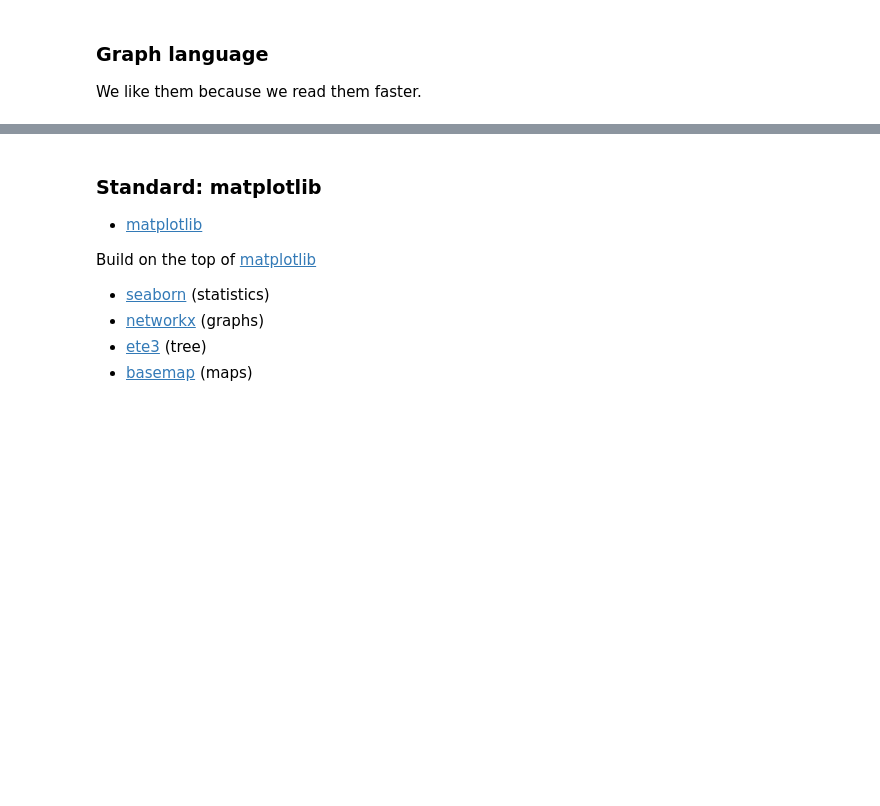
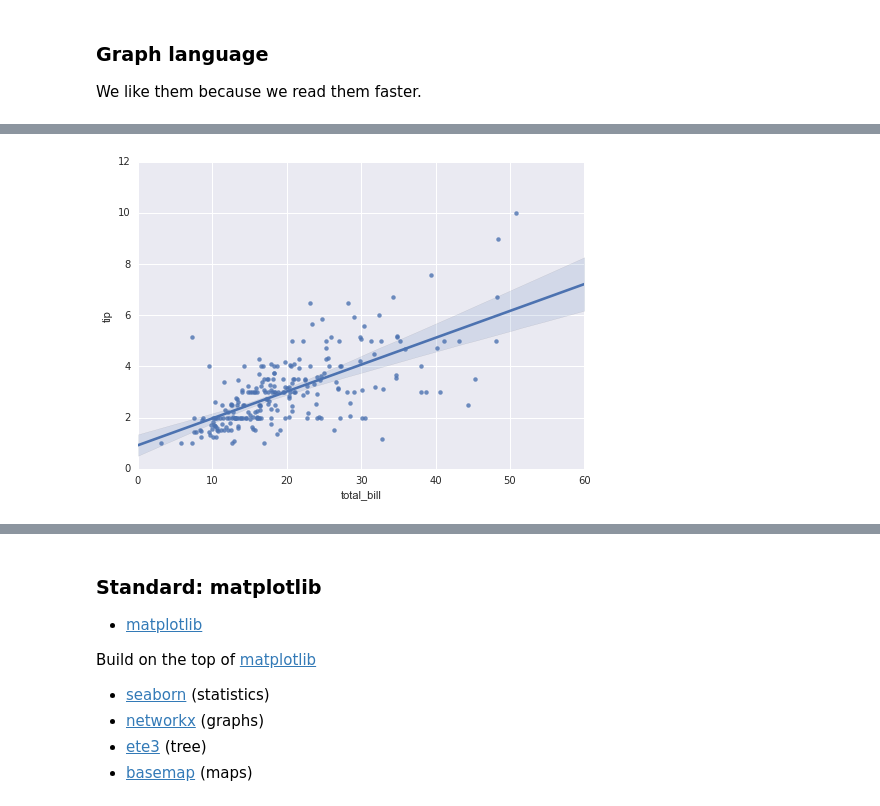
Before and after one commit to sdpython/jupytalk, a Jupyter notebook: _doc/notebooks/2016/pydata/10_plotting_libraries.ipynb, the cells around one changed output, grey strips where cells are left out. Drawn from its saved outputs; the diff is of its cells as text; code cells hidden in the pictures; blank space fills up the shorter version.

```diff
--- a/_doc/notebooks/2016/pydata/10_plotting_libraries.ipynb
+++ b/_doc/notebooks/2016/pydata/10_plotting_libraries.ipynb
@@ -80,0 +89,6 @@ ax.set_title("network", size=20)
+# %%
+import seaborn; seaborn.set(color_codes=True)
+tips = seaborn.load_dataset("tips")
+ax = seaborn.regplot(x="total_bill", y="tip", data=tips)
+# %% [output]
+[figure, added]
```
Also changed, not shown: parts of 24 cells of this notebook, 16 other files.
